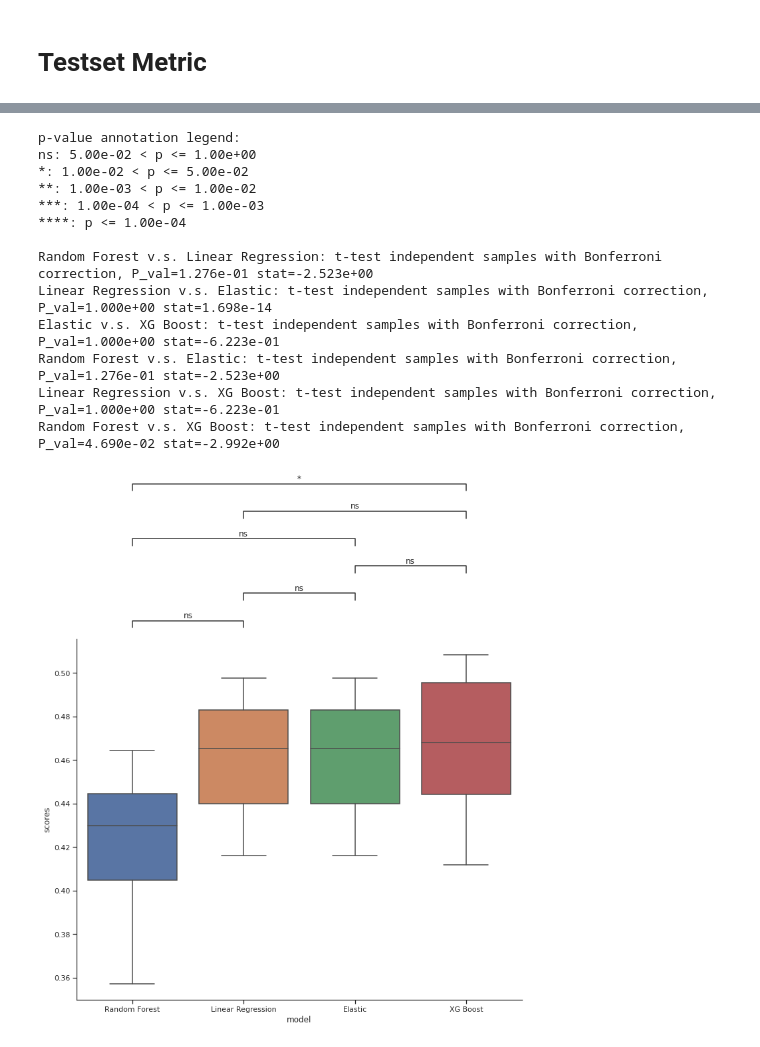
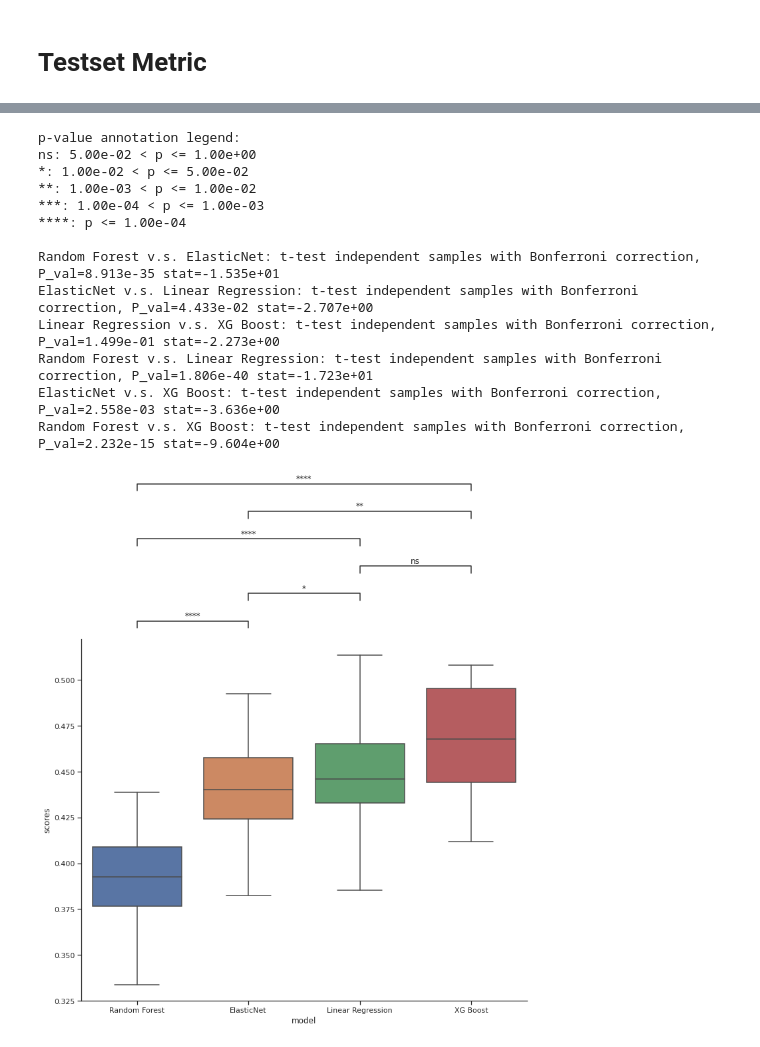
Before and after one commit to Jovinus/VO2max_Prediction, a Jupyter notebook: Code/Evaluation_reg_model.ipynb, the cells around one changed output, grey strips where cells are left out. Cells and saved outputs as stored; diff of their text form; code cells hidden in the pictures.

```diff
--- a/Code/Evaluation_reg_model.ipynb
+++ b/Code/Evaluation_reg_model.ipynb
@@ -161,13 +234,16 @@ Test R^2 Score 0.45761728910318744
 # %%
-best_results_rf = pd.DataFrame(rf_best_param["split0_test_score":"split9_test_score"].values, columns=['scores'])
-best_results_rf['model'] = 'Random Forest'
-best_results_linear = pd.DataFrame(linear_best_param["split0_test_score":"split9_test_score"].values, columns=['scores'])
-best_results_linear['model'] = 'Linear Regression'
-best_results_elastic = pd.DataFrame(elastic_best_param["split0_test_score":"split9_test_score"].values, columns=['scores'])
-best_results_elastic['model'] = 'Elastic'
 best_results_xg = xg_best_param[['scores']]
 best_results_xg['model'] = 'XG Boost'
 
+best_results_rf = rf_best_param[['scores']]
+best_results_rf['model'] = 'Random Forest'
+
+best_results_linear = linear_best_param[['scores']]
+best_results_linear['model'] = 'Linear Regression'
+
+best_results_elastic = elastic_best_param[['scores']]
+best_results_elastic['model'] = 'ElasticNet'
+
 best_results = pd.concat((best_results_rf, best_results_linear, best_results_elastic, best_results_xg), axis=0)
 # %% [output]
 A value is trying to be set on a copy of a slice from a DataFrame.
@@ -253,34 +339,34 @@ print(r2_xg_test)
 # %%
 from statannot import add_stat_annotation
 from itertools import combinations
 import seaborn as sns
 sns.set(style='ticks')
 
-list_model = ["Random Forest", "Linear Regression", "Elastic", 'XG Boost']
+list_model = ["Random Forest", "ElasticNet", "Linear Regression", 'XG Boost']
 
 oder = combinations(list_model, 2)
 plt.figure(figsize=(12,10))
 x = 'model'
 y = 'scores'
 order = list(list_model)
 ax = sns.boxplot(data=best_results, x=x, y=y, order=order)
 ax, test_results = add_stat_annotation(ax, data=best_results, x=x, y=y, order=list_model,
                                    box_pairs=oder,
                                    test='t-test_ind', text_format='star', loc='outside', verbose=2)
 ax.set_xticklabels(ax.get_xticklabels(), rotation=0)
 sns.despine()
 # %% [output]
 p-value annotation legend:
 ns: 5.00e-02 < p <= 1.00e+00
 *: 1.00e-02 < p <= 5.00e-02
 **: 1.00e-03 < p <= 1.00e-02
 ***: 1.00e-04 < p <= 1.00e-03
 ****: p <= 1.00e-04
 
-Random Forest v.s. Linear Regression: t-test independent samples with Bonferroni correction, P_val=1.276e-01 stat=-2.523e+00
-Linear Regression v.s. Elastic: t-test independent samples with Bonferroni correction, P_val=1.000e+00 stat=1.698e-14
-Elastic v.s. XG Boost: t-test independent samples with Bonferroni correction, P_val=1.000e+00 stat=-6.223e-01
-Random Forest v.s. Elastic: t-test independent samples with Bonferroni correction, P_val=1.276e-01 stat=-2.523e+00
-Linear Regression v.s. XG Boost: t-test independent samples with Bonferroni correction, P_val=1.000e+00 stat=-6.223e-01
-Random Forest v.s. XG Boost: t-test independent samples with Bonferroni correction, P_val=4.690e-02 stat=-2.992e+00
+Random Forest v.s. ElasticNet: t-test independent samples with Bonferroni correction, P_val=8.913e-35 stat=-1.535e+01
+ElasticNet v.s. Linear Regression: t-test independent samples with Bonferroni correction, P_val=4.433e-02 stat=-2.707e+00
+Linear Regression v.s. XG Boost: t-test independent samples with Bonferroni correction, P_val=1.499e-01 stat=-2.273e+00
+Random Forest v.s. Linear Regression: t-test independent samples with Bonferroni correction, P_val=1.806e-40 stat=-1.723e+01
+ElasticNet v.s. XG Boost: t-test independent samples with Bonferroni correction, P_val=2.558e-03 stat=-3.636e+00
+Random Forest v.s. XG Boost: t-test independent samples with Bonferroni correction, P_val=2.232e-15 stat=-9.604e+00
-[figure, old version]
+[figure, new version]
```
Also changed, not shown: parts of 18 cells of this notebook, 12 other files.
